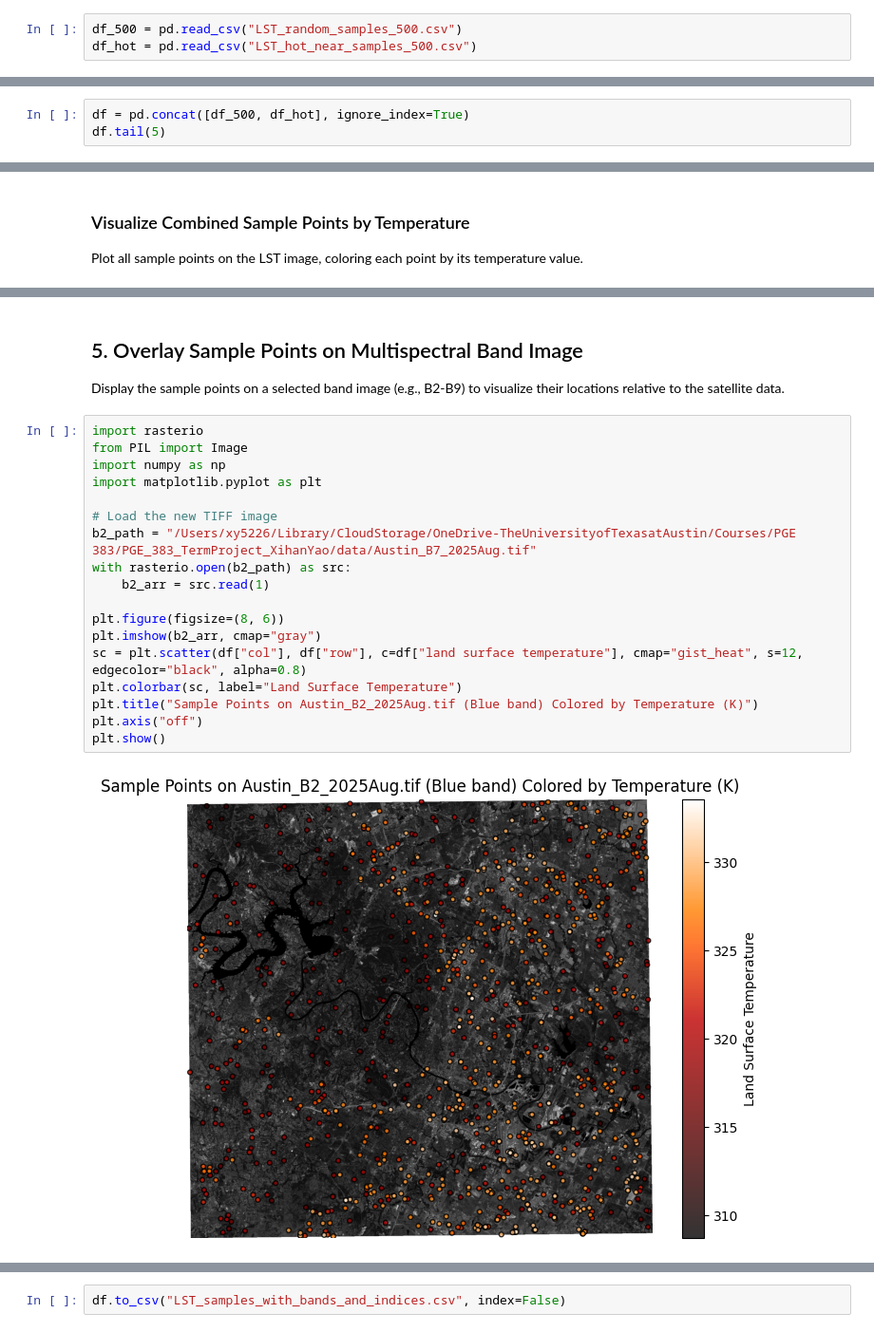
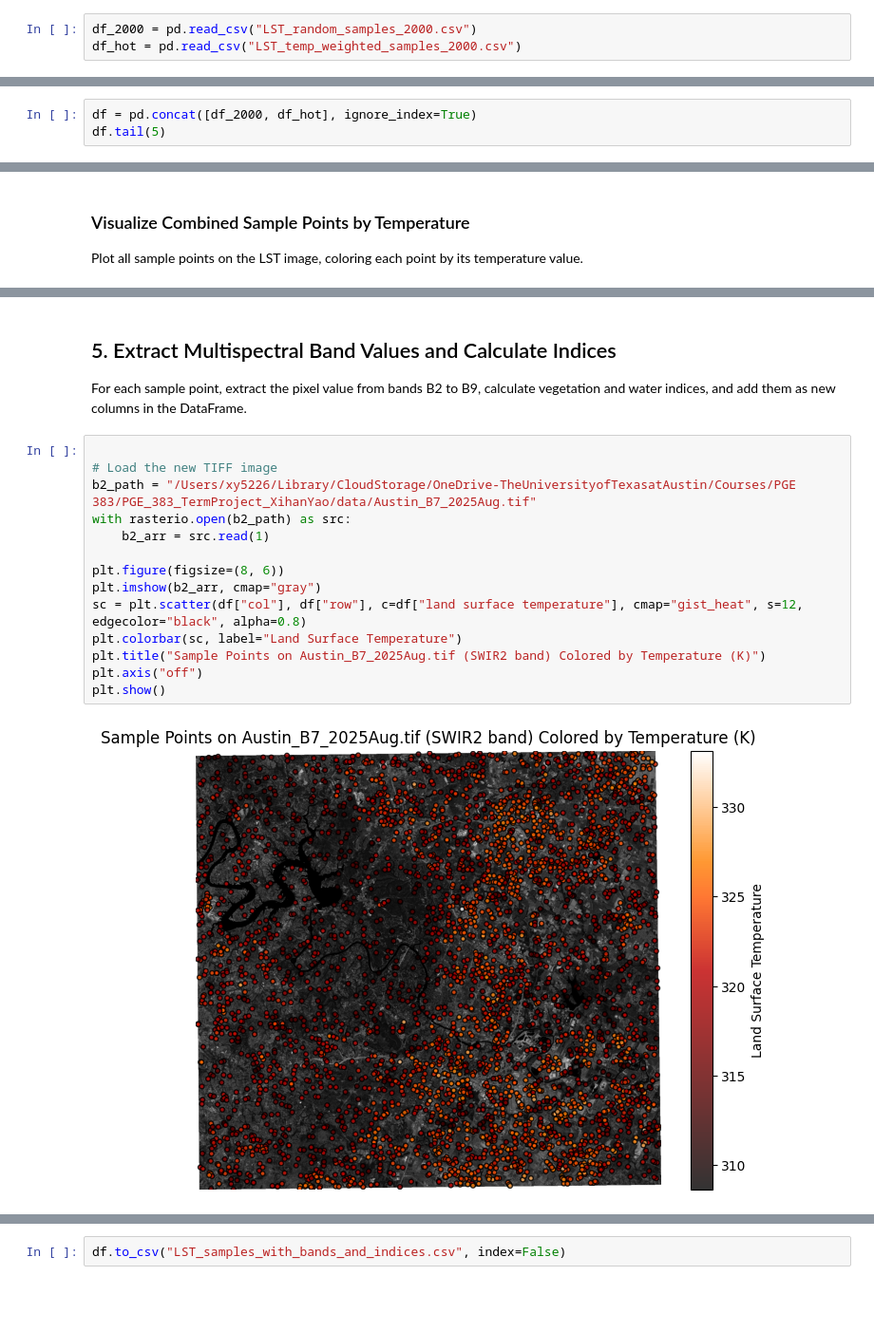
Before and after one commit to xyaoaf/PGE_383_TermProject_XihanYao, a Jupyter notebook: experiment_251115.ipynb, the cells around one changed output, grey strips where cells are left out. Shown at 95% size. Cells and saved outputs as stored; diff of their text form; blank space fills up the shorter version.

Commit message:
Data Preperation code updated. For reference only

```diff
--- a/experiment_251115.ipynb
+++ b/experiment_251115.ipynb
@@ -203,4 +257,4 @@ Saved 500 near-hot samples to LST_hot_near_samples_500.csv
 # %%
-df_500 = pd.read_csv("LST_random_samples_500.csv")
-df_hot = pd.read_csv("LST_hot_near_samples_500.csv")
+df_2000 = pd.read_csv("LST_random_samples_2000.csv")
+df_hot = pd.read_csv("LST_temp_weighted_samples_2000.csv")
 # %% [markdown]
@@ -209,5 +263,5 @@ Merge the random and near-hot sample DataFrames into a single DataFrame for furt
 # %%
-df = pd.concat([df_500, df_hot], ignore_index=True)
+df = pd.concat([df_2000, df_hot], ignore_index=True)
 df.tail(5)
 # %% [output]
 |  | row | col | x | y | land surface temperature |
@@ -234,24 +286,20 @@ plt.show()
 # %% [markdown]
-## 5. Overlay Sample Points on Multispectral Band Image
-Display the sample points on a selected band image (e.g., B2-B9) to visualize their locations relative to the satellite data.
+## 5. Extract Multispectral Band Values and Calculate Indices
+For each sample point, extract the pixel value from bands B2 to B9, calculate vegetation and water indices, and add them as new columns in the DataFrame.
 # %%
-import rasterio
-from PIL import Image
-import numpy as np
-import matplotlib.pyplot as plt
 
 # Load the new TIFF image
 b2_path = "/Users/xy5226/Library/CloudStorage/OneDrive-TheUniversityofTexasatAustin/Courses/PGE 383/PGE_383_TermProject_XihanYao/data/Austin_B7_2025Aug.tif"
 with rasterio.open(b2_path) as src:
     b2_arr = src.read(1)
 
 plt.figure(figsize=(8, 6))
 plt.imshow(b2_arr, cmap="gray")
 sc = plt.scatter(df["col"], df["row"], c=df["land surface temperature"], cmap="gist_heat", s=12, edgecolor="black", alpha=0.8)
 plt.colorbar(sc, label="Land Surface Temperature")
-plt.title("Sample Points on Austin_B2_2025Aug.tif (Blue band) Colored by Temperature (K)")
+plt.title("Sample Points on Austin_B7_2025Aug.tif (SWIR2 band) Colored by Temperature (K)")
 plt.axis("off")
 plt.show()
 # %% [output]
-[figure, old version]
+[figure, new version]
 # %% [markdown]
```
Also changed, not shown: parts of 23 cells of this notebook, 5 other files.
